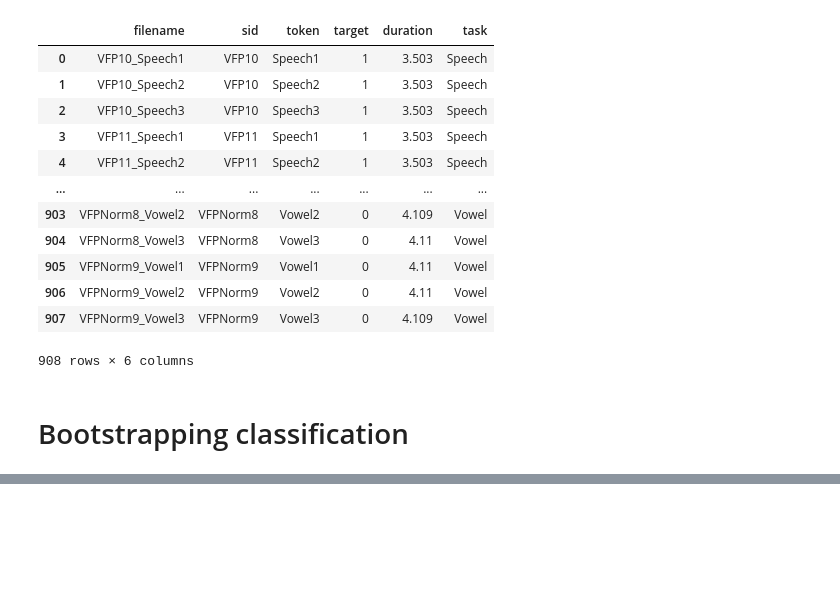
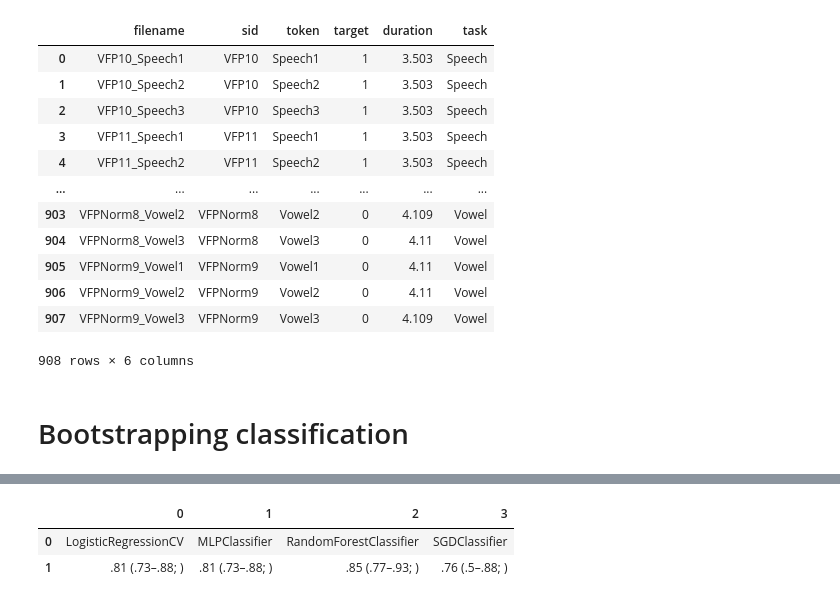
Before and after one commit to danielmlow/vfp, a Jupyter notebook: duration.ipynb, the cells around one changed output, grey strips where cells are left out. Saved outputs shown, nothing was run; the diff lists cells and outputs as text; code cells hidden in the pictures; blank space fills up the shorter version.

```diff
--- a/duration.ipynb
+++ b/duration.ipynb
@@ -519,0 +355,94 @@ Wall time: 1min 27s
+# %%
+%%time
+
+toy = True
+
+duration_df = duration_df.sample(frac=1)
+
+os.makedirs(output_dir+f'duration/', exist_ok=True)
+
+for df_name, task_type_df in zip(['speech', 'vowel', 'both'], [
+    'egemaps_vector_speech_duration.csv',
+    'egemaps_vector_vowel_duration.csv',
+    'egemaps_vector_both_duration.csv']):
+    duration_df = pd.read_csv(input_dir+f'features/{task_type_df}', index_col = 0)
+    print(df_name, '\n====')
+
+    for null_model in [True, False]:
+        print('\npermute', null_model)
+
+        if toy:
+          n_bootstraps = 3
+        else:
+          n_bootstraps = 50
+
+        variables = ['duration']
+        X = duration_df[variables].values
+        y = duration_df['target'].values
+        groups = duration_df['sid'].values
+        if null_model:
+            y = np.random.permutation(y) #CHECK
+
+
+        y_pred_all = {}
+        accuracy_all = {}
+        roc_auc_all = {}
+        for model, name in zip(models, names):
+
+          y_pred_all[name] = []  # dictionary for saving each bootstrap split
+          accuracy_all[name] = []
+          roc_auc_all[name] = []
+          pipe = Pipeline(steps=[
+                  ('scaler', StandardScaler()),
+                  ('model', model)])
+
+          ## Performing bootstrapping
+          splitter = GroupShuffleSplit(n_splits=50, test_size=0.2, random_state=0)
+          for i, (train_index, test_index) in enumerate(splitter.split(X, y, groups)):
+
+              X_train, X_test = X[train_index], X[test_index]
+              y_train, y_test = y[train_index], y[test_index]
+
+              # Train
+              pipe.fit(X_train,y_train)
+
+              # # Evaluate
+              # y_proba = pipe.predict_proba(X_test)       # Get predicted probabilities
+              # y_proba_1 = y_proba[:,1]
+              # y_pred = np.argmax(y_proba, axis=1)
+              # roc_auc = metrics.roc_auc_score(y_test, y_proba_1)
+
+
+              y_pred = pipe.predict(X_test)
+              roc_auc = metrics.roc_auc_score(y_test, y_pred)  # ROC AUC takes probabilities but here we match what pydra-ml does: https://github.com/nipype/pydra-ml/issues/56
+
+              y_pred_all[name].append(y_pred)
+              roc_auc_all[name].append(roc_auc)
+              # accuracy = metrics.accuracy_score(y_test, y_pred)
+              # accuracy_all[name].append(accuracy)
+
+        for metric_dict, metric_name in zip([roc_auc_all, accuracy_all], ['roc_auc']):
+          print(f'==== {metric_name}')
+          results_i = []
+          for name in ['LogisticRegressionCV','MLPClassifier','RandomForestClassifier','SGDClassifier']:
+            scores = metric_dict.get(name)
+            scores_median = np.round(np.median(scores),2)
+            scores_5 = np.round(np.percentile(scores, 5),2)
+            scores_95 = np.round(np.percentile(scores, 95),2)
+            results_str = f'{scores_median} ({scores_5}–{scores_95}; )'
+            results_str = results_str.replace('0.', '.')
+            results_i.append([name, results_str])
+
+            if null_model:
+              print(name, str(scores_median).replace('0.', '.'))
+          if not null_model:
+              results_i_df = pd.DataFrame(results_i, ).T
+              display(results_i_df)
+
+              results_i_df.to_csv(output_dir+f'duration/results_duration_{df_name}_permute-{null_model}_{metric_name}_{ts}.csv')
+
+
+
+
+        # pd.DataFrame(y_pred_all)
+# %% [output]
@@ -519,0 +461,3 @@ Wall time: 1min 27s
+|  | 0 | 1 | 2 | 3 |
+| 0 | LogisticRegressionCV | MLPClassifier | RandomForestClassifier | SGDClassifier |
+| 1 | .81 (.73–.88; ) | .81 (.73–.88; ) | .85 (.77–.93; ) | .76 (.5–.88; ) |
```
Also changed, not shown: parts of 4 cells of this notebook, 18 other files.
